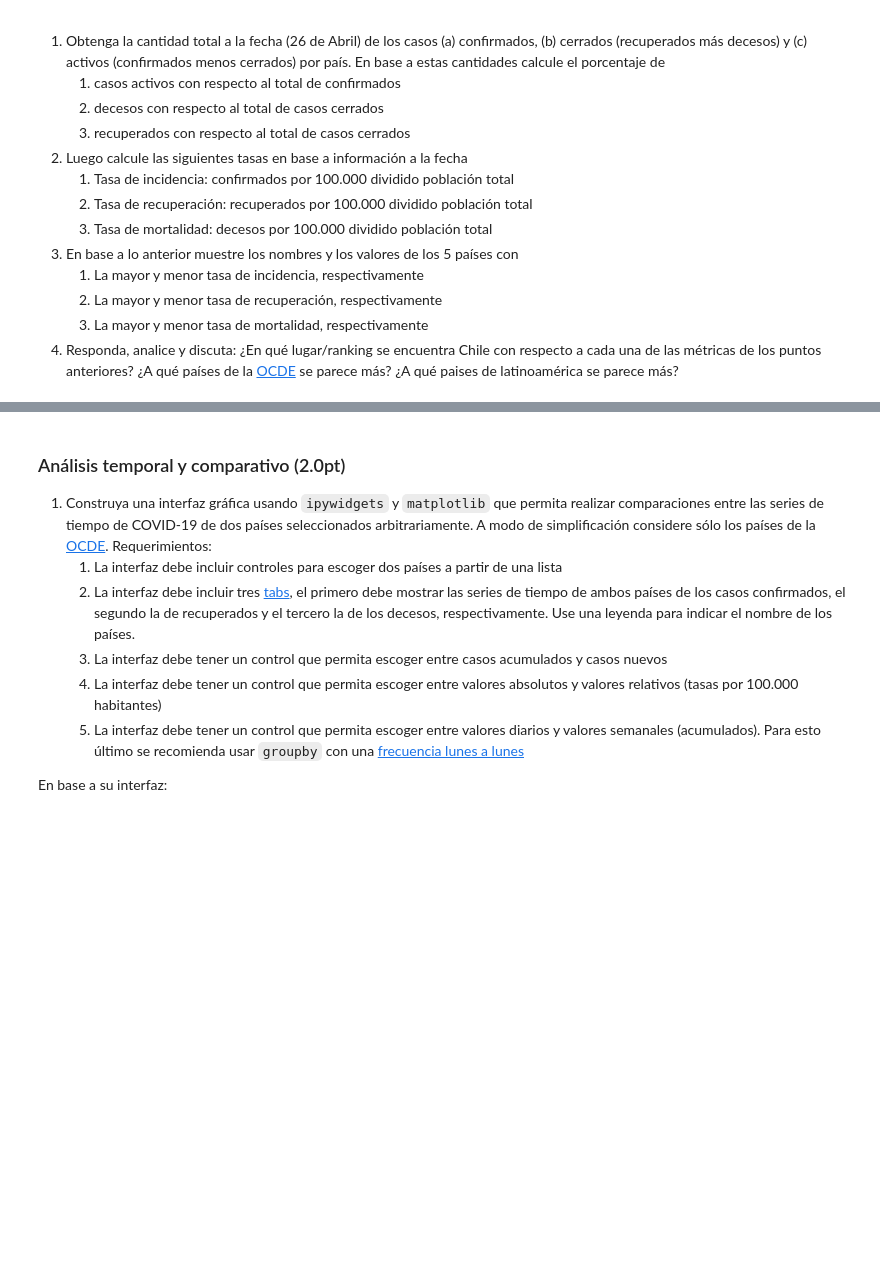
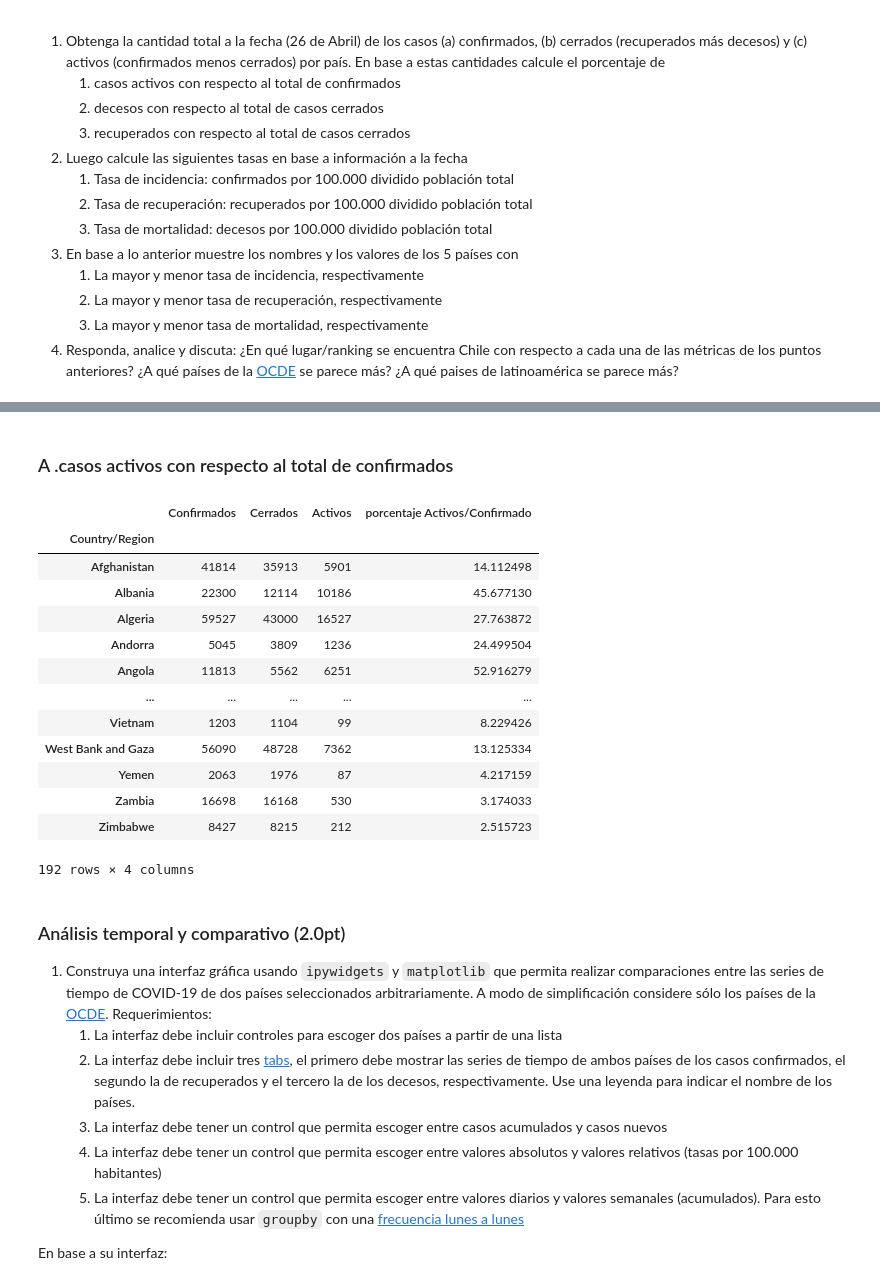
Before and after one commit to fehrmann11/Tarea-1-COVID-19, a Jupyter notebook: info147_tarea1.ipynb, the cells around one changed output, grey strips where cells are left out. Drawn from its saved outputs; the diff is of its cells as text; code cells hidden in the pictures; blank space fills up the shorter version.

```diff
--- a/info147_tarea1.ipynb
+++ b/info147_tarea1.ipynb
@@ -57,13 +57,13 @@ df.drop(['Lat', 'Long'], axis=1, inplace=True)
 # %% [markdown]
 ### C
 # %%
-df.columns = pd.to_datetime(df.columns.difference(['Province/State'])).strftime('%Y-%m-%d').insert(0, 'Province/State')
+df_confirmados.columns = pd.to_datetime(df_confirmados.columns.difference(['Province/State'])).strftime('%Y-%m-%d').insert(0, 'Province/State')
 # %% [markdown]
 ### D
 # %%
 
-df = df.groupby('Country/Region').sum()
-df
+df_confirmados = df_confirmados.groupby('Country/Region').sum()
+df_confirmados
 # %% [output]
 |  | 2021-01-01 | 2021-01-10 | 2021-01-11 | 2021-01-12 | 2021-01-13 | 2021-01-14 | 2021-01-15 | 2021-01-16 | ... |
 | Country/Region |  |  |  |  |  |  |  |  | ... |
@@ -174,0 +177,4 @@ df_muertes_merge
+# %%
+total_confirmados = df_confirmados['2021-04-25']
+total_cerrados =  (df_muertes_merge['2021-04-25_muertes']+df_muertes_merge['2021-04-25_recuperados'])
+total_activos =  (total_confirmados-total_cerrados)
@@ -175,3 +196,26 @@ df_muertes_merge
+# %% [markdown]
+### A .casos activos con respecto al total de confirmados
+# %%
+porcentajes_activo_confirmado = (100*total_activos)/total_confirmados
+# %%
+data_df = pd.DataFrame(data={'Confirmados':total_confirmados, 'Cerrados':total_cerrados,'Activos':total_activos,
+                             'porcentaje Activos/Confirmado':porcentajes_activo_confirmado},index=df_confirmados.index)
+data_df
+# %% [output]
+|  | Confirmados | Cerrados | Activos | porcentaje Activos/Confirmado |
+| Country/Region |  |  |  |  |
+| Afghanistan | 41814 | 35913 | 5901 | 14.112498 |
+| Albania | 22300 | 12114 | 10186 | 45.677130 |
+| Algeria | 59527 | 43000 | 16527 | 27.763872 |
+| Andorra | 5045 | 3809 | 1236 | 24.499504 |
+| Angola | 11813 | 5562 | 6251 | 52.916279 |
+| ... | ... | ... | ... | ... |
+| Vietnam | 1203 | 1104 | 99 | 8.229426 |
+| West Bank and Gaza | 56090 | 48728 | 7362 | 13.125334 |
+| Yemen | 2063 | 1976 | 87 | 4.217159 |
+| Zambia | 16698 | 16168 | 530 | 3.174033 |
+| Zimbabwe | 8427 | 8215 | 212 | 2.515723 |
+192 rows × 4 columns
 # %% [markdown]
 ### Análisis temporal y comparativo (2.0pt)
 
```
Also changed, not shown: parts of 5 cells of this notebook.
